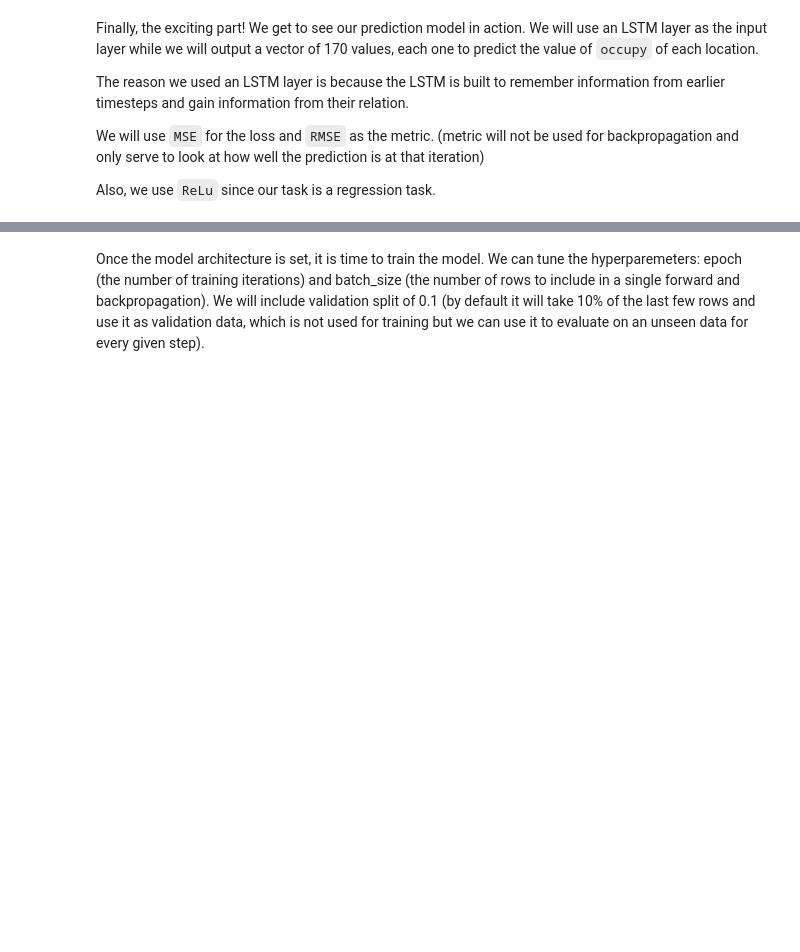
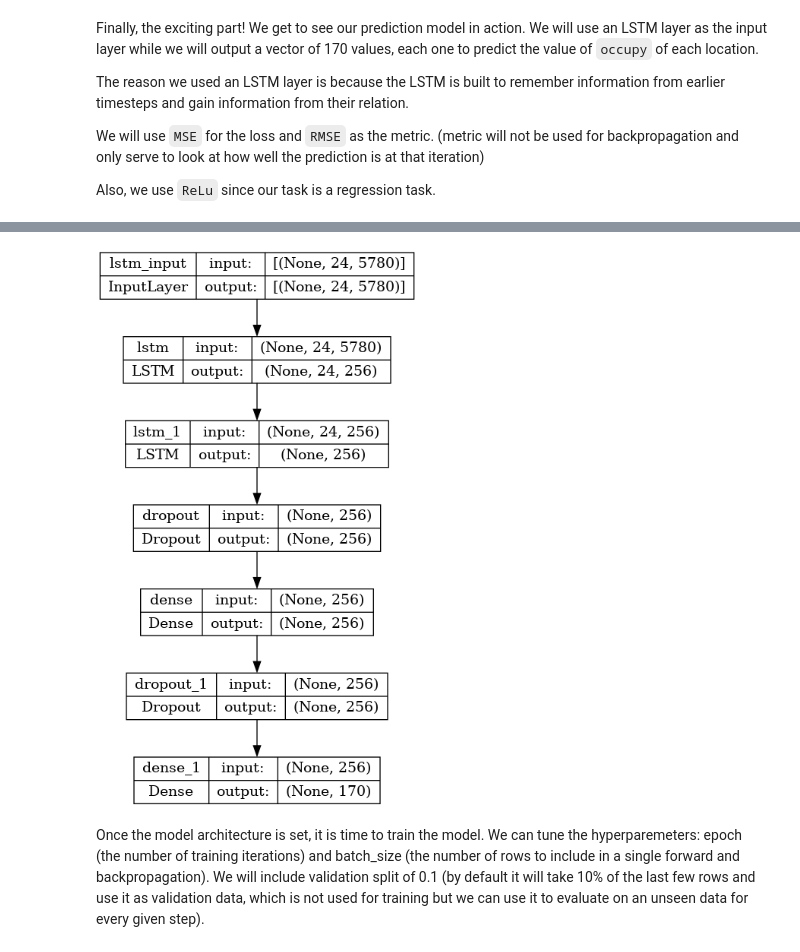
Before and after one commit to JvThunder/PEMS08-Traffic-Flow-Forecasting, a Jupyter notebook: pems08-traffic-flow-prediction.ipynb, the cells around one changed output, grey strips where cells are left out. Saved outputs shown, nothing was run; the diff lists cells and outputs as text; code cells hidden in the pictures; blank space fills up the shorter version.

```diff
--- a/pems08-traffic-flow-prediction.ipynb
+++ b/pems08-traffic-flow-prediction.ipynb
@@ -474,5 +486,10 @@ Trainable params: 5,072,810
 Non-trainable params: 0
 _________________________________________________________________
+# %%
+from keras.utils.vis_utils import plot_model
+plot_model(model, show_shapes=True, show_layer_names=True)
+# %% [output]
+[figure, added]
 # %% [markdown]
 Once the model architecture is set, it is time to train the model. We can tune the hyperparemeters: epoch (the number of training iterations) and batch_size (the number of rows to include in a single forward and backpropagation). We will include validation split of 0.1 (by default it will take 10% of the last few rows and use it as validation data, which is not used for training but we can use it to evaluate on an unseen data for every given step).
 # %%
```
Also changed, not shown: parts of 18 cells of this notebook.
